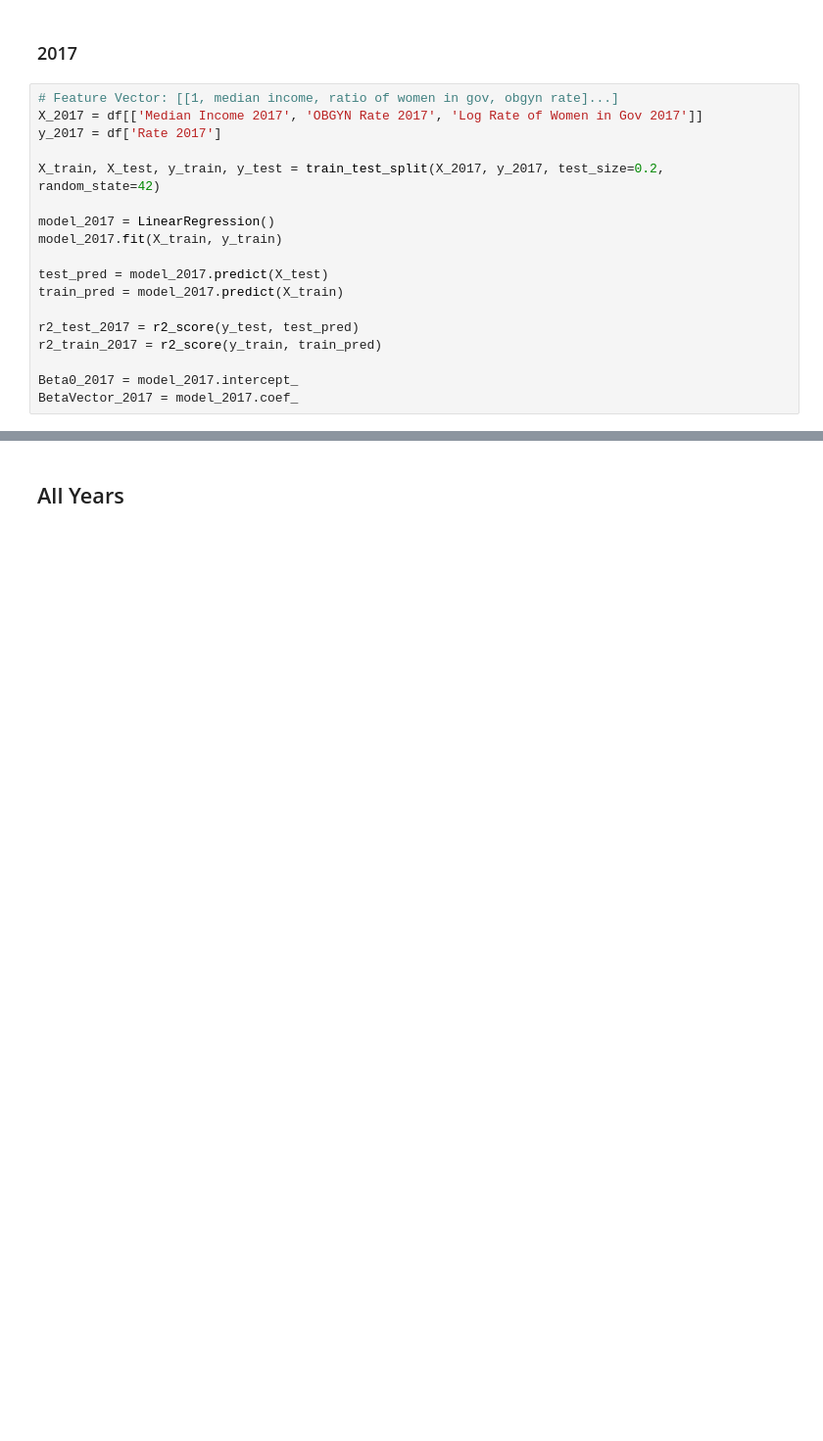
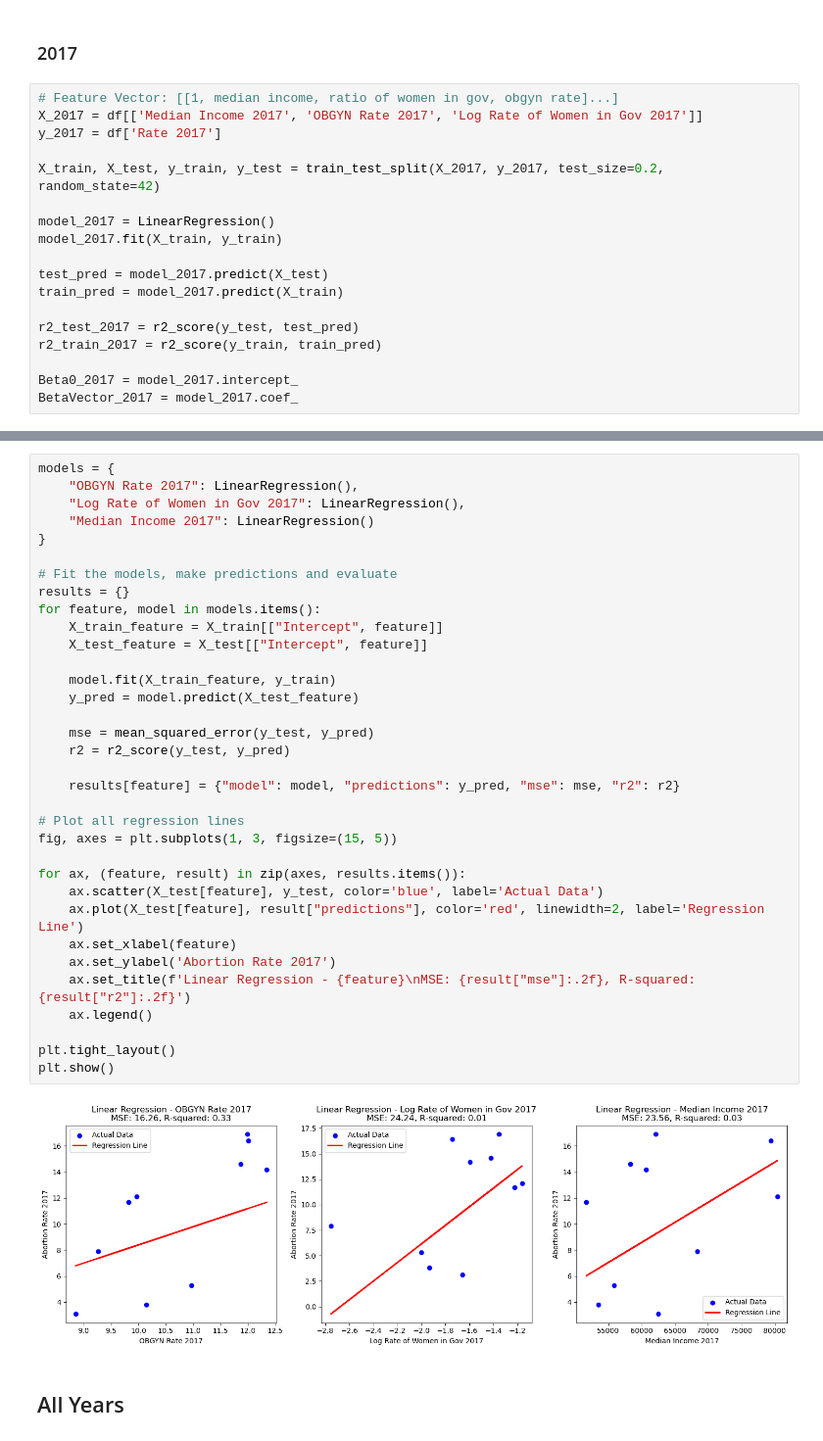
Before and after one commit to COGS108/Group070_WI24, a Jupyter notebook: FinalProject_Group070_WI24.ipynb, the cells around one changed output, grey strips where cells are left out. Shown: that part at 98% size. Saved outputs shown, nothing was run; the diff lists cells and outputs as text; blank space fills up the shorter version.

```diff
--- a/FinalProject_Group070_WI24.ipynb
+++ b/FinalProject_Group070_WI24.ipynb
@@ -881,3 +950,39 @@ Intercept: 0.9739371919446942
+# %%
+models = {
+    "OBGYN Rate 2017": LinearRegression(),
+    "Log Rate of Women in Gov 2017": LinearRegression(),
+    "Median Income 2017": LinearRegression()
+}
+
+# Fit the models, make predictions and evaluate
+results = {}
+for feature, model in models.items():
+    X_train_feature = X_train[["Intercept", feature]]
+    X_test_feature = X_test[["Intercept", feature]]
+
+    model.fit(X_train_feature, y_train)
+    y_pred = model.predict(X_test_feature)
+
+    mse = mean_squared_error(y_test, y_pred)
+    r2 = r2_score(y_test, y_pred)
+
+    results[feature] = {"model": model, "predictions": y_pred, "mse": mse, "r2": r2}
+
+# Plot all regression lines
+fig, axes = plt.subplots(1, 3, figsize=(15, 5))
+
+for ax, (feature, result) in zip(axes, results.items()):
+    ax.scatter(X_test[feature], y_test, color='blue', label='Actual Data')
+    ax.plot(X_test[feature], result["predictions"], color='red', linewidth=2, label='Regression Line')
+    ax.set_xlabel(feature)
+    ax.set_ylabel('Abortion Rate 2017')
+    ax.set_title(f'Linear Regression - {feature}\nMSE: {result["mse"]:.2f}, R-squared: {result["r2"]:.2f}')
+    ax.legend()
+
+plt.tight_layout()
+plt.show()
+# %% [output]
+[figure, added]
 # %% [markdown]
 ## All Years
 # %%
```
Also changed, not shown: parts of 8 cells of this notebook.
